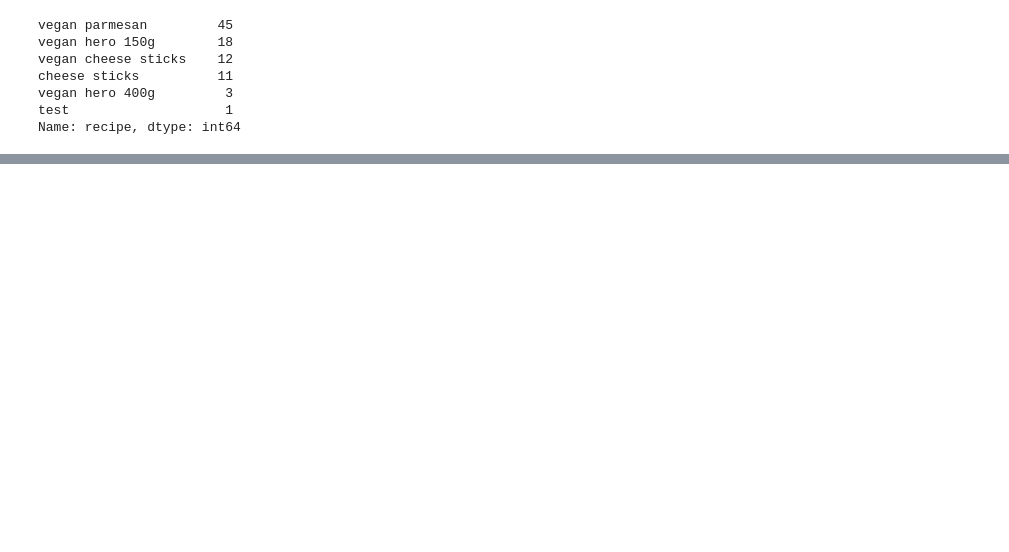
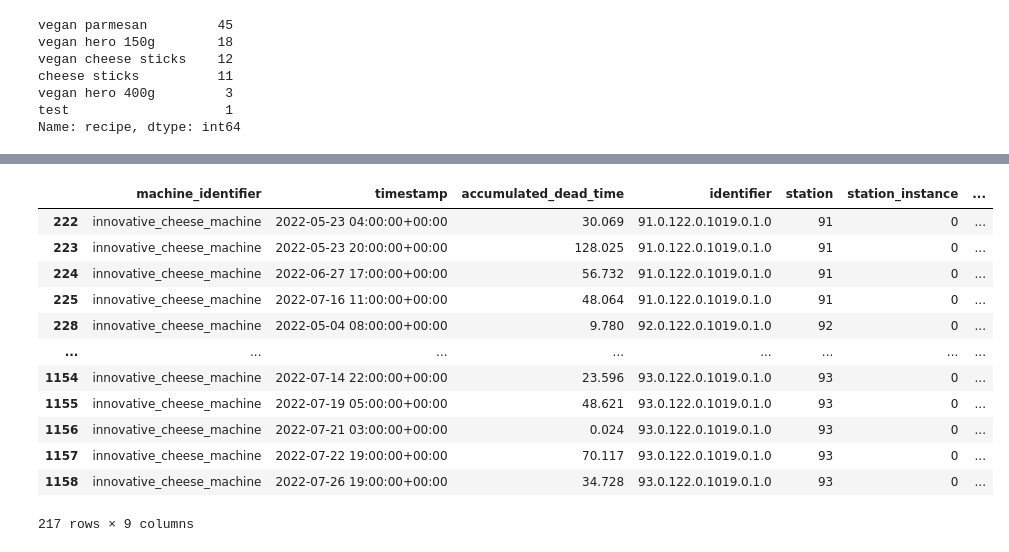
Before and after one commit to Timbo3399/Aufgabe_Multivac, a Jupyter notebook: Aufgabenstellung Data Analytics/Aufgabe 2.ipynb, the cells around one changed output, grey strips where cells are left out. Saved outputs shown, nothing was run; the diff lists cells and outputs as text; code cells hidden in the pictures; blank space fills up the shorter version.

```diff
--- a/Aufgabenstellung Data Analytics/Aufgabe 2.ipynb
+++ b/Aufgabenstellung Data Analytics/Aufgabe 2.ipynb
@@ -174,0 +85,16 @@ df4
+# %%
+error_messages_accumulated_Lichtsschranke
+# %% [output]
+|  | machine_identifier | timestamp | accumulated_dead_time | identifier | station | station_instance | ... |
+| 222 | innovative_cheese_machine | 2022-05-23 04:00:00+00:00 | 30.069 | 91.0.122.0.1019.0.1.0 | 91 | 0 | ... |
+| 223 | innovative_cheese_machine | 2022-05-23 20:00:00+00:00 | 128.025 | 91.0.122.0.1019.0.1.0 | 91 | 0 | ... |
+| 224 | innovative_cheese_machine | 2022-06-27 17:00:00+00:00 | 56.732 | 91.0.122.0.1019.0.1.0 | 91 | 0 | ... |
+| 225 | innovative_cheese_machine | 2022-07-16 11:00:00+00:00 | 48.064 | 91.0.122.0.1019.0.1.0 | 91 | 0 | ... |
+| 228 | innovative_cheese_machine | 2022-05-04 08:00:00+00:00 | 9.780 | 92.0.122.0.1019.0.1.0 | 92 | 0 | ... |
+| ... | ... | ... | ... | ... | ... | ... | ... |
+| 1154 | innovative_cheese_machine | 2022-07-14 22:00:00+00:00 | 23.596 | 93.0.122.0.1019.0.1.0 | 93 | 0 | ... |
+| 1155 | innovative_cheese_machine | 2022-07-19 05:00:00+00:00 | 48.621 | 93.0.122.0.1019.0.1.0 | 93 | 0 | ... |
+| 1156 | innovative_cheese_machine | 2022-07-21 03:00:00+00:00 | 0.024 | 93.0.122.0.1019.0.1.0 | 93 | 0 | ... |
+| 1157 | innovative_cheese_machine | 2022-07-22 19:00:00+00:00 | 70.117 | 93.0.122.0.1019.0.1.0 | 93 | 0 | ... |
+| 1158 | innovative_cheese_machine | 2022-07-26 19:00:00+00:00 | 34.728 | 93.0.122.0.1019.0.1.0 | 93 | 0 | ... |
+217 rows × 9 columns
```
Also changed, not shown: parts of 31 cells of this notebook, 2 other files.
